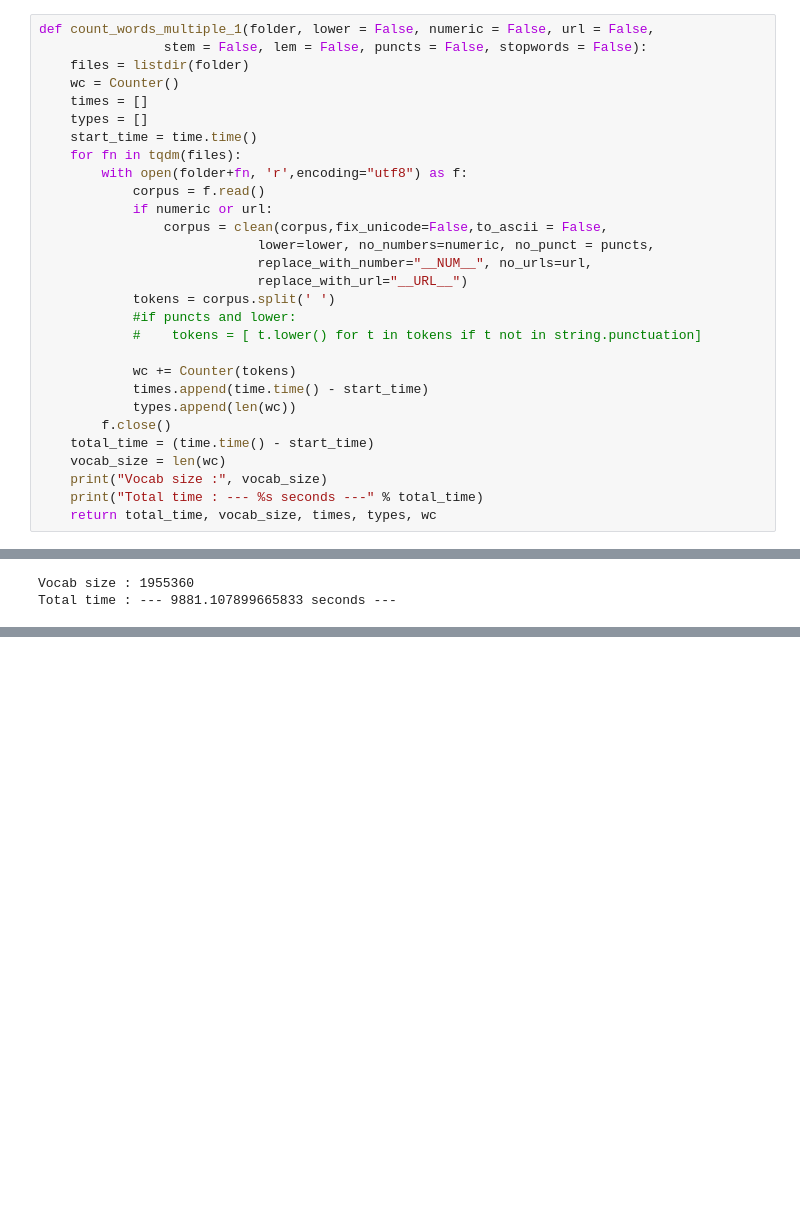
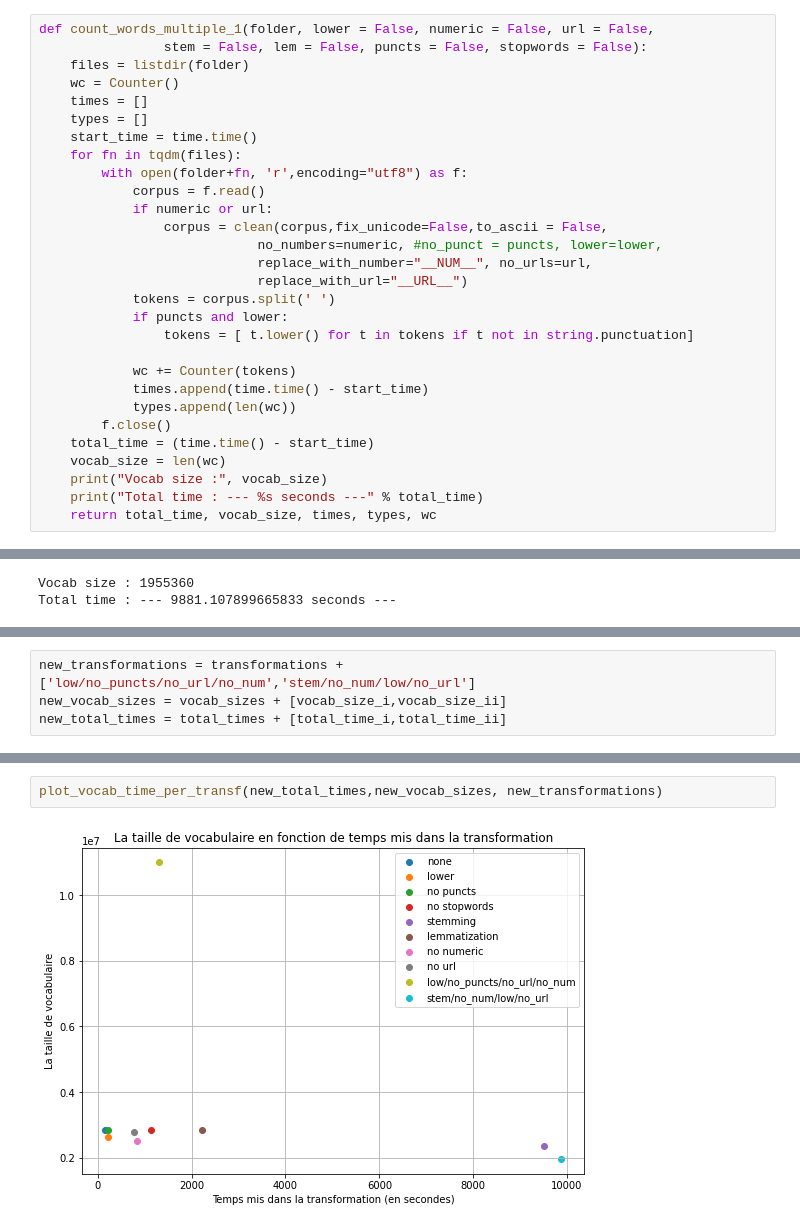
Before and after one commit to KacemKhaled/IFT6285-NLP, a Jupyter notebook: TP1/TP1.ipynb, the cells around one changed output, grey strips where cells are left out. Drawn from its saved outputs; the diff is of its cells as text; blank space fills up the shorter version.

```diff
--- a/TP1/TP1.ipynb
+++ b/TP1/TP1.ipynb
@@ -350,12 +324,12 @@ def count_words_multiple_1(folder, lower = False, numeric = False, url = False,
             corpus = f.read()
             if numeric or url:
                 corpus = clean(corpus,fix_unicode=False,to_ascii = False,
-                            lower=lower, no_numbers=numeric, no_punct = puncts,
+                            no_numbers=numeric, #no_punct = puncts, lower=lower,
                             replace_with_number="__NUM__", no_urls=url,
                             replace_with_url="__URL__")
             tokens = corpus.split(' ')
-            #if puncts and lower:
-            #    tokens = [ t.lower() for t in tokens if t not in string.punctuation]
+            if puncts and lower:
+                tokens = [ t.lower() for t in tokens if t not in string.punctuation]
 
             wc += Counter(tokens)
             times.append(time.time() - start_time)
@@ -421,0 +398,4 @@ Total time : --- 9881.107899665833 seconds ---
+# %%
+new_transformations = transformations + ['low/no_puncts/no_url/no_num','stem/no_num/low/no_url']
+new_vocab_sizes = vocab_sizes + [vocab_size_i,vocab_size_ii]
+new_total_times = total_times + [total_time_i,total_time_ii]
@@ -421,0 +441,4 @@ Total time : --- 9881.107899665833 seconds ---
+# %%
+plot_vocab_time_per_transf(new_total_times,new_vocab_sizes, new_transformations)
+# %% [output]
+[figure, added]
```
Also changed, not shown: parts of 18 cells of this notebook.
